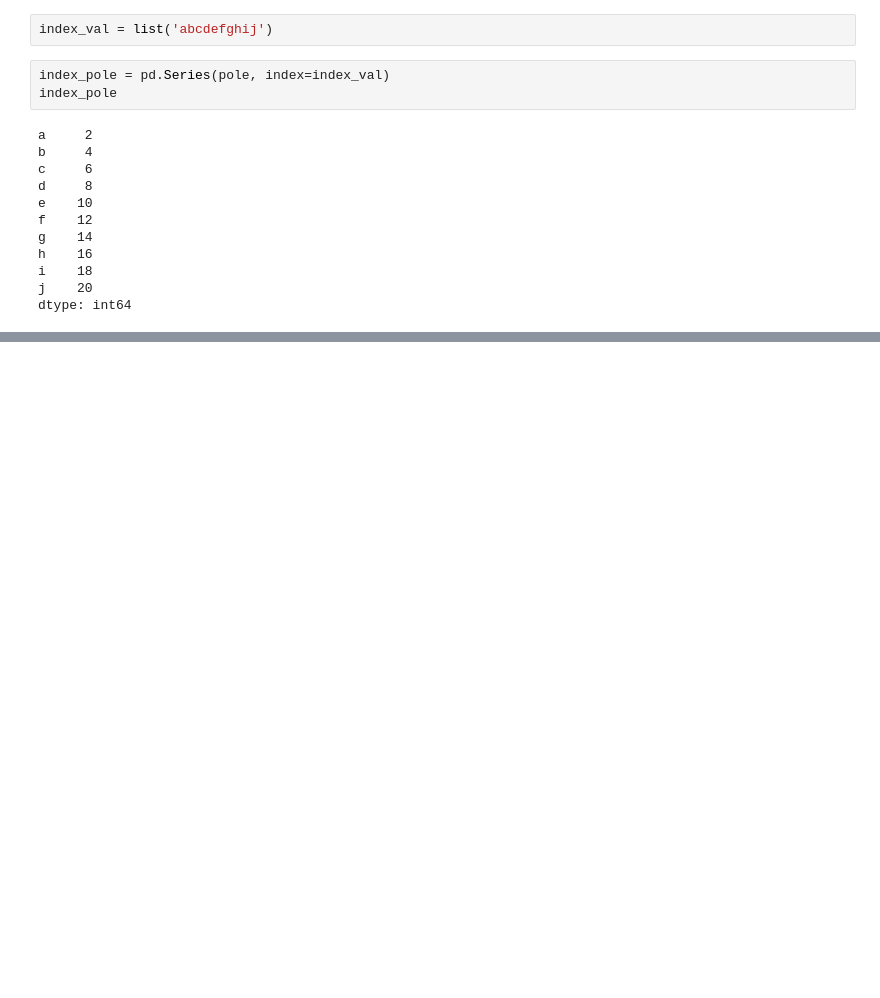
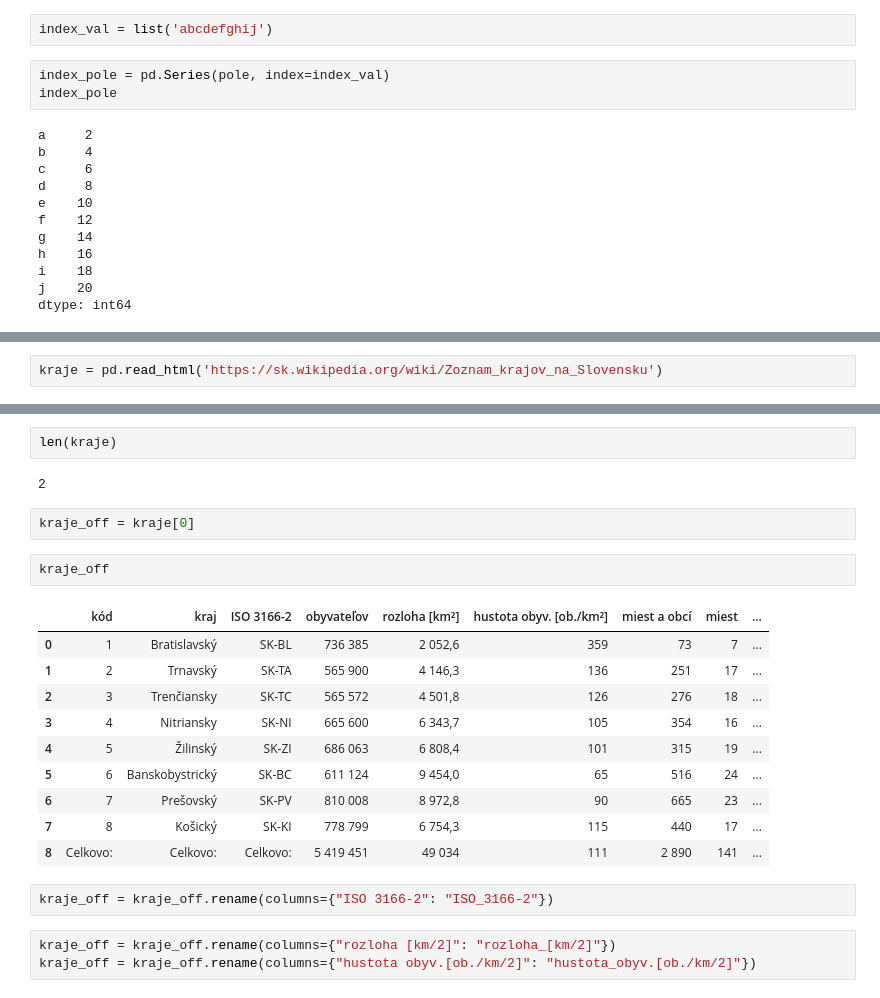
Before and after one commit to fsmehyl/data_science, a Jupyter notebook: skillmea_kurz_pandas.ipynb, the cells around one changed output, grey strips where cells are left out. Drawn from its saved outputs; the diff is of its cells as text; blank space fills up the shorter version.

```diff
--- a/skillmea_kurz_pandas.ipynb
+++ b/skillmea_kurz_pandas.ipynb
@@ -45,0 +47,2 @@ dtype: int64
+# %%
+kraje = pd.read_html('https://sk.wikipedia.org/wiki/Zoznam_krajov_na_Slovensku')
@@ -45,0 +69,24 @@ dtype: int64
+# %%
+len(kraje)
+# %% [output]
+2
+# %%
+kraje_off = kraje[0]
+# %%
+kraje_off
+# %% [output]
+|  | kód | kraj | ISO 3166-2 | obyvateľov | rozloha [km²] | hustota obyv. [ob./km²] | miest a obcí | miest | ... |
+| 0 | 1 | Bratislavský | SK-BL | 736 385 | 2 052,6 | 359 | 73 | 7 | ... |
+| 1 | 2 | Trnavský | SK-TA | 565 900 | 4 146,3 | 136 | 251 | 17 | ... |
+| 2 | 3 | Trenčiansky | SK-TC | 565 572 | 4 501,8 | 126 | 276 | 18 | ... |
+| 3 | 4 | Nitriansky | SK-NI | 665 600 | 6 343,7 | 105 | 354 | 16 | ... |
+| 4 | 5 | Žilinský | SK-ZI | 686 063 | 6 808,4 | 101 | 315 | 19 | ... |
+| 5 | 6 | Banskobystrický | SK-BC | 611 124 | 9 454,0 | 65 | 516 | 24 | ... |
+| 6 | 7 | Prešovský | SK-PV | 810 008 | 8 972,8 | 90 | 665 | 23 | ... |
+| 7 | 8 | Košický | SK-KI | 778 799 | 6 754,3 | 115 | 440 | 17 | ... |
+| 8 | Celkovo: | Celkovo: | Celkovo: | 5 419 451 | 49 034 | 111 | 2 890 | 141 | ... |
+# %%
+kraje_off = kraje_off.rename(columns={"ISO 3166-2": "ISO_3166-2"})
+# %%
+kraje_off = kraje_off.rename(columns={"rozloha [km/2]": "rozloha_[km/2]"})
+kraje_off = kraje_off.rename(columns={"hustota obyv.[ob./km/2]": "hustota_obyv.[ob./km/2]"})
```
Also changed, not shown: parts of 27 cells of this notebook, 5 other files.
